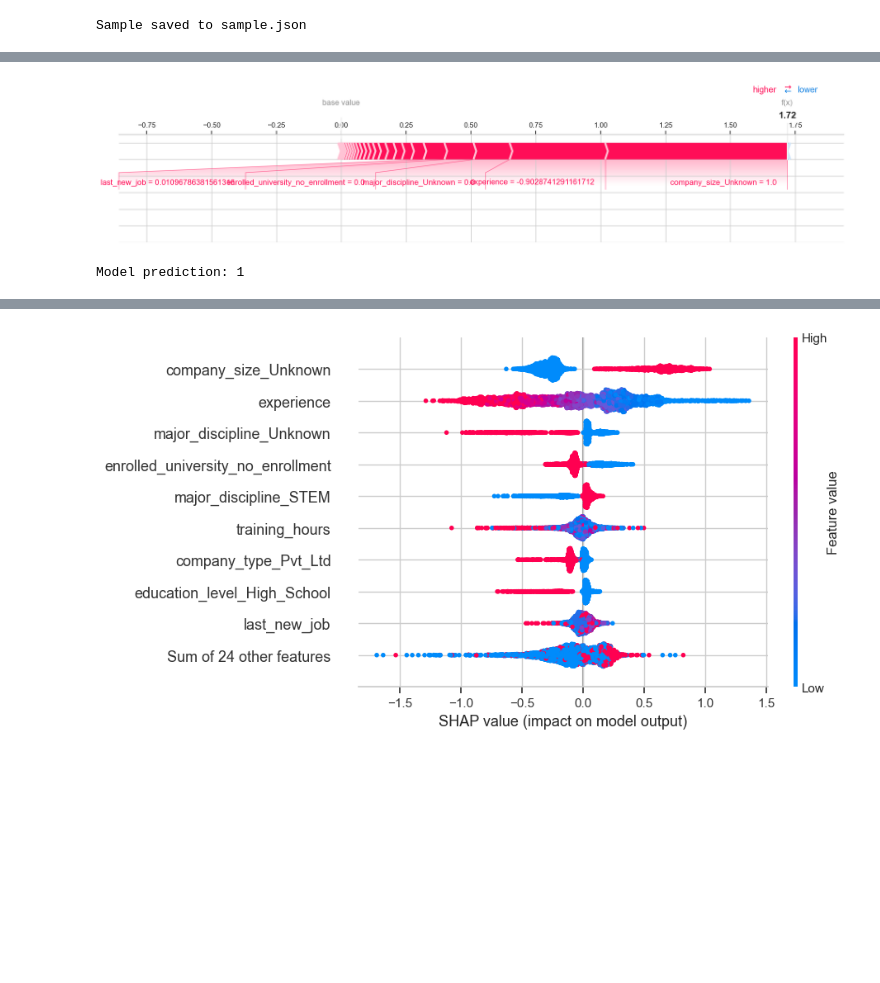
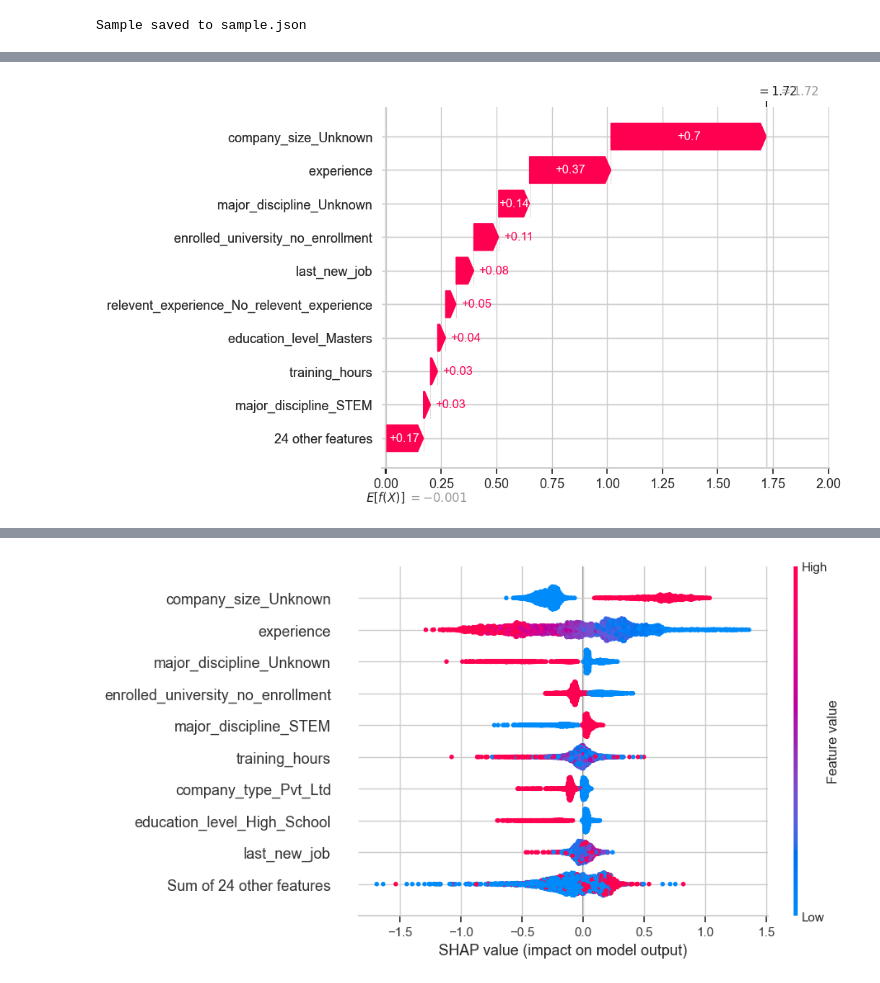
Before and after one commit to muditjha20/Microsoft-Azure-Talent-Predictor, a Jupyter notebook: notebooks/01_data_exploration.ipynb, the cells around one changed output, grey strips where cells are left out. Saved outputs shown, nothing was run; the diff lists cells and outputs as text; code cells hidden in the pictures; blank space fills up the shorter version.

Commit message:
Add waterfall summary

```diff
--- a/notebooks/01_data_exploration.ipynb
+++ b/notebooks/01_data_exploration.ipynb
@@ -411,24 +411,17 @@ Sample saved to sample.json
 # %%
 import shap
 
-# Init the JavaScript renderer for Jupyter
-shap.initjs()
+explainer = shap.Explainer(xgb)
 
-explainer = shap.TreeExplainer(xgb)
-shap_values = explainer.shap_values(X_test)
+# Choose an index of the test sample to explain
+sample_index = 5
 
-shap.initjs()
+# Get SHAP values for the instance
+shap_values = explainer(X_test)
 
-sample_index = 5
-sample = X_test.iloc[sample_index:sample_index+1]
-
-
-shap.force_plot(
+shap.plots._waterfall.waterfall_legacy(
     explainer.expected_value,
-    shap_values[sample_index],
-    sample,
-    matplotlib=True
+    shap_values[sample_index].values,
+    X_test.iloc[sample_index]
 )
-
-print("Model prediction:", xgb.predict(sample)[0])
 # %% [output]
@@ -437,2 +428 @@ print("Model prediction:", xgb.predict(sample)[0])
-[figure, old version]
+[figure, new version]
-Model prediction: 1
```
Also changed, not shown: parts of 3 cells of this notebook, 2 other files.
